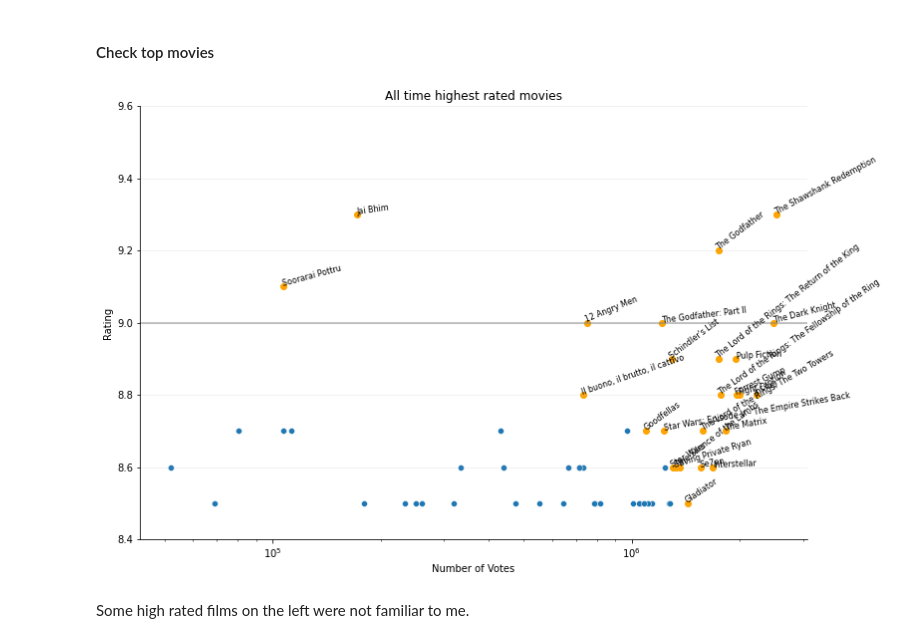
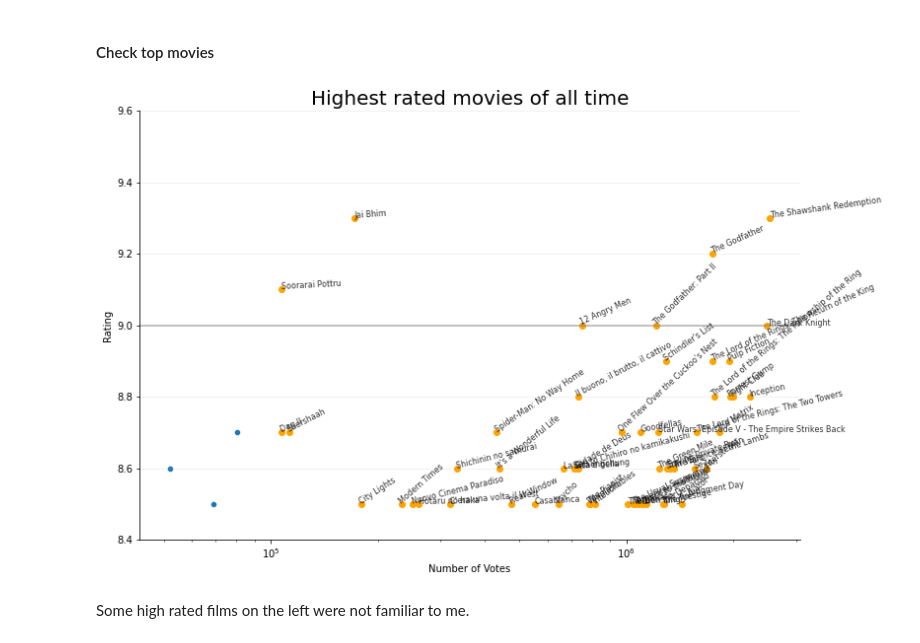
Before and after one commit to idellang/IMDB_movie_rating, a Jupyter notebook: 01_IMDB_initial_EDA_and_cleaning.ipynb, the cells around one changed output. Saved outputs shown, nothing was run; the diff lists cells and outputs as text; code cells hidden in the pictures.

```diff
--- a/01_IMDB_initial_EDA_and_cleaning.ipynb
+++ b/01_IMDB_initial_EDA_and_cleaning.ipynb
@@ -216,35 +216,35 @@ Movie ratings peaked at around 2017. Maybe we could use only data from 1980 onwa
 # %%
 # at least 10k votes and at least 8.5 score
 high_rated = movie_titles[(movie_titles['numVotes'] > 50000) & (movie_titles['averageRating'] >= 8.5)]
-highlight = high_rated[(high_rated['averageRating'] >= 8.8) | (high_rated['numVotes'] > 1300000) | ((high_rated['numVotes'] > 1000000) & (high_rated['averageRating'] > 8.6))]
+highlight = high_rated[(high_rated['averageRating'] >= 8.8) | (high_rated['numVotes'] > 100000) | ((high_rated['numVotes'] > 1000000) & (high_rated['averageRating'] > 8.6))]
 
 with sns.axes_style({
 'xtick.bottom': True,
  'xtick.top': False,
  'ytick.left': True,
  'ytick.right': False,
  'axes.spines.left': True,
  'axes.spines.bottom': True,
  'axes.spines.right': False,
  'axes.spines.top': False
 }):
 
     plt.figure(figsize=(12,8))
     sns.scatterplot(data = high_rated, y = 'averageRating', x = 'numVotes')
-    plt.title('All time highest rated movies')
+    plt.title('Highest rated movies of all time', fontsize = 20)
     plt.xlabel('Number of Votes')
     plt.ylabel('Rating')
     plt.gca().set_xscale('log')
     plt.ylim(8.4, 9.6)
     plt.grid(axis = 'y', alpha = .2)
     plt.axhline(9, color = 'gray', alpha = .6)
 
     for id in highlight['tconst']:
         temp_table = high_rated[high_rated['tconst'] == id]
         plt.scatter(temp_table['numVotes'].values, temp_table['averageRating'].values, color = 'orange')
-        plt.text(temp_table['numVotes'].values ,temp_table['averageRating'].values, temp_table['originalTitle'].values[0], rotation=np.random.randint(0,45), rotation_mode="anchor", fontsize = 8)
+        plt.text(temp_table['numVotes'].values ,temp_table['averageRating'].values, temp_table['originalTitle'].values[0], rotation=np.random.randint(0,45), rotation_mode="anchor", fontsize = 8, alpha = .8)
 # %% [output]
-[figure, old version]
+[figure, new version]
 # %% [markdown]
 Some high rated films on the left were not familiar to me.
 # %% [markdown]
```
Also changed, not shown: parts of 14 cells of this notebook, 2 other files.
